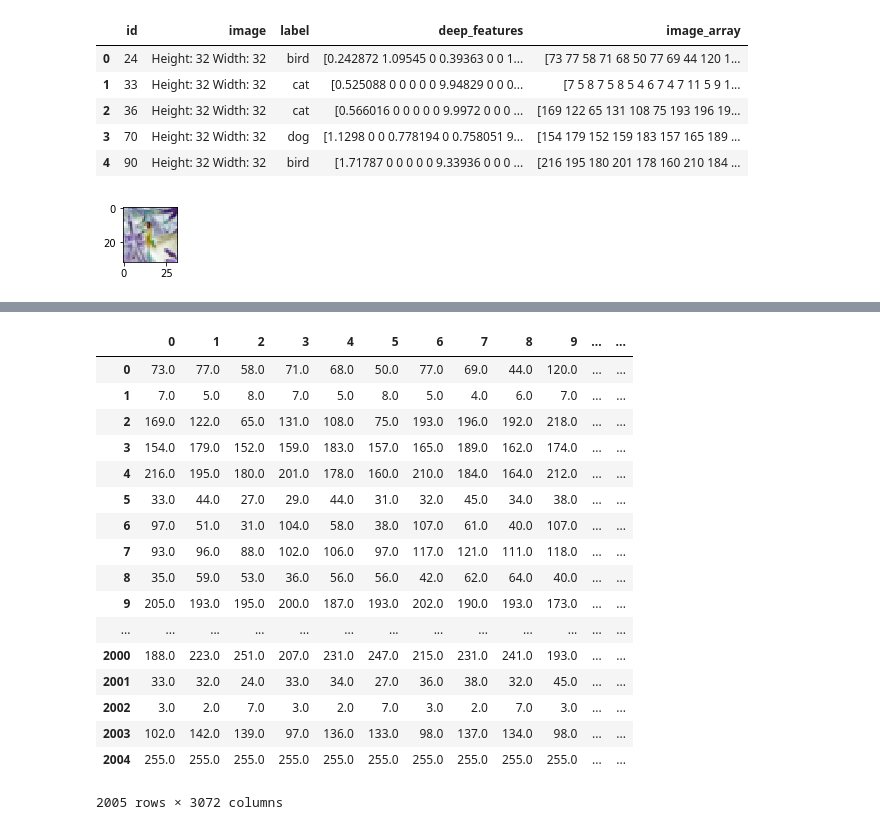
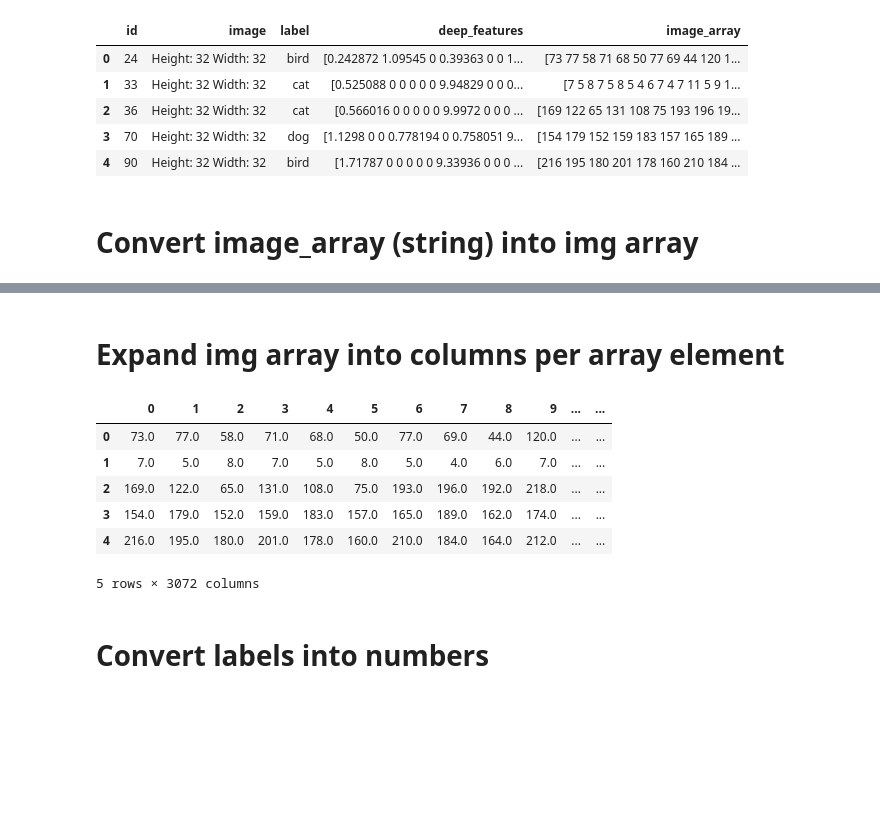
Before and after one commit to sameermahajan/MLWorkshop, a Jupyter notebook: 5. Deep Learning/Image+Recognition.ipynb, the cells around one changed output, grey strips where cells are left out. Saved outputs shown, nothing was run; the diff lists cells and outputs as text; code cells hidden in the pictures; blank space fills up the shorter version.

```diff
--- a/5. Deep Learning/Image+Recognition.ipynb
+++ b/5. Deep Learning/Image+Recognition.ipynb
@@ -16,8 +15,0 @@ import matplotlib.pyplot as plt
-# %%
-from array import array
-import numpy as np
-fig, ax = plt.subplots(figsize=(1, 1))
-ax.imshow(np.asarray(images_train.head(1)['image_array'][0][1:-1].split()).astype(np.float).reshape((32, 32, 3)))
-plt.show()
-# %% [output]
-[figure, removed]
@@ -27,2 +16,4 @@ logreg = linear_model.LogisticRegression(C=1e5)
+# %% [markdown]
+# Convert image_array (string) into img array
 # %%
 images_train['img_array'] = images_train['image_array'].apply(lambda x: np.asarray(x[1:-1].split()).astype(np.float))
@@ -36,24 +26,18 @@ images_train.head()
 | 2 | 36 | Height: 32 Width: 32 | cat | [0.566016 0 0 0 0 0 9.9972 0 0 0 ... | [169 122 65 131 108 75 193 196 19... | [169.0, 122.0, 65.0, 131.0, 108.0... |
 | 3 | 70 | Height: 32 Width: 32 | dog | [1.1298 0 0 0.778194 0 0.758051 9... | [154 179 152 159 183 157 165 189 ... | [154.0, 179.0, 152.0, 159.0, 183.... |
 | 4 | 90 | Height: 32 Width: 32 | bird | [1.71787 0 0 0 0 0 9.33936 0 0 0 ... | [216 195 180 201 178 160 210 184 ... | [216.0, 195.0, 180.0, 201.0, 178.... |
+# %% [markdown]
+# Expand img array into columns per array element
 # %%
-images_train.img_array.apply(pd.Series)
+X_train = images_train.img_array.apply(pd.Series)
+X_train.head()
 # %% [output]
 |  | 0 | 1 | 2 | 3 | 4 | 5 | 6 | 7 | 8 | 9 | ... | ... |
 | 0 | 73.0 | 77.0 | 58.0 | 71.0 | 68.0 | 50.0 | 77.0 | 69.0 | 44.0 | 120.0 | ... | ... |
 | 1 | 7.0 | 5.0 | 8.0 | 7.0 | 5.0 | 8.0 | 5.0 | 4.0 | 6.0 | 7.0 | ... | ... |
 | 2 | 169.0 | 122.0 | 65.0 | 131.0 | 108.0 | 75.0 | 193.0 | 196.0 | 192.0 | 218.0 | ... | ... |
 | 3 | 154.0 | 179.0 | 152.0 | 159.0 | 183.0 | 157.0 | 165.0 | 189.0 | 162.0 | 174.0 | ... | ... |
 | 4 | 216.0 | 195.0 | 180.0 | 201.0 | 178.0 | 160.0 | 210.0 | 184.0 | 164.0 | 212.0 | ... | ... |
-| 5 | 33.0 | 44.0 | 27.0 | 29.0 | 44.0 | 31.0 | 32.0 | 45.0 | 34.0 | 38.0 | ... | ... |
-| 6 | 97.0 | 51.0 | 31.0 | 104.0 | 58.0 | 38.0 | 107.0 | 61.0 | 40.0 | 107.0 | ... | ... |
-| 7 | 93.0 | 96.0 | 88.0 | 102.0 | 106.0 | 97.0 | 117.0 | 121.0 | 111.0 | 118.0 | ... | ... |
-| 8 | 35.0 | 59.0 | 53.0 | 36.0 | 56.0 | 56.0 | 42.0 | 62.0 | 64.0 | 40.0 | ... | ... |
-| 9 | 205.0 | 193.0 | 195.0 | 200.0 | 187.0 | 193.0 | 202.0 | 190.0 | 193.0 | 173.0 | ... | ... |
-| ... | ... | ... | ... | ... | ... | ... | ... | ... | ... | ... | ... | ... |
-| 2000 | 188.0 | 223.0 | 251.0 | 207.0 | 231.0 | 247.0 | 215.0 | 231.0 | 241.0 | 193.0 | ... | ... |
-| 2001 | 33.0 | 32.0 | 24.0 | 33.0 | 34.0 | 27.0 | 36.0 | 38.0 | 32.0 | 45.0 | ... | ... |
-| 2002 | 3.0 | 2.0 | 7.0 | 3.0 | 2.0 | 7.0 | 3.0 | 2.0 | 7.0 | 3.0 | ... | ... |
-| 2003 | 102.0 | 142.0 | 139.0 | 97.0 | 136.0 | 133.0 | 98.0 | 137.0 | 134.0 | 98.0 | ... | ... |
-| 2004 | 255.0 | 255.0 | 255.0 | 255.0 | 255.0 | 255.0 | 255.0 | 255.0 | 255.0 | 255.0 | ... | ... |
-2005 rows × 3072 columns
+5 rows × 3072 columns
+# %% [markdown]
+# Convert labels into numbers
```
Also changed, not shown: parts of 31 cells of this notebook.
